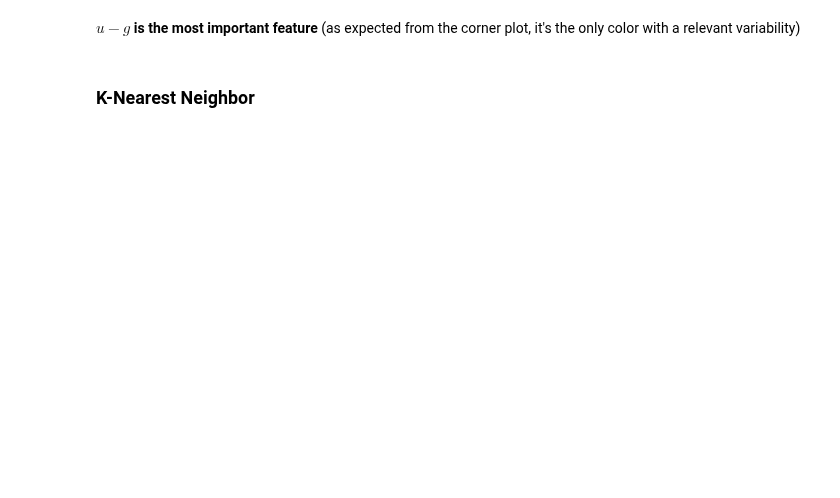
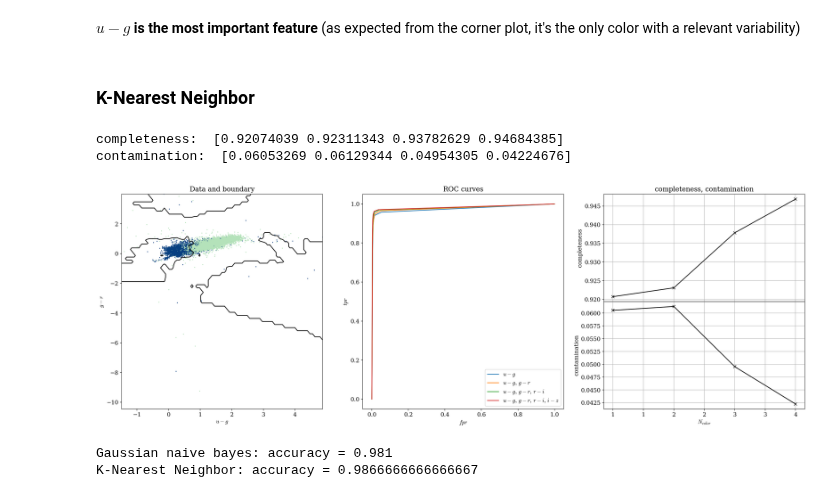
Before and after one commit to asantini29/astrostatistics_bicocca_2022, a Jupyter notebook: working/L19_galaxy_vs_quasars.ipynb, the cells around one changed output. Cells and saved outputs as stored; diff of their text form; code cells hidden in the pictures; blank space fills up the shorter version.

```diff
--- a/working/L19_galaxy_vs_quasars.ipynb
+++ b/working/L19_galaxy_vs_quasars.ipynb
@@ -198,0 +237,17 @@ plt.show()
+# %%
+# ROC curve
+fpr_list, tpr_list, thresh_list = [], [], []
+
+for proba in labels_proba:
+    fpr, tpr, thresh = roc_curve(labels_test, proba)
+    fpr_list.append(fpr)
+    tpr_list.append(tpr)
+    thresh_list.append(thresh)
+# %%
+#contamination and completeness
+completeness, contamination = completeness_contamination(labels_pred, labels_test)
+print('completeness: ', completeness)
+print('contamination: ', contamination)
+# %% [output]
+completeness:  [0.92074039 0.92311343 0.93782629 0.94684385]
+contamination:  [0.06053269 0.06129344 0.04954305 0.04224676]
@@ -198,0 +261,53 @@ plt.show()
+# %%
+fig = plt.figure(figsize=(24, 8))
+fig.subplots_adjust(bottom=0.15, top=0.95, hspace=0.0,
+                    left=0.1, right=0.95, wspace=0.2)
+ax1 = plt.subplot(131) #data: u-g vs g-r
+ax2 = plt.subplot(132) #roc curves
+ax3 = plt.subplot(233) #completeness
+ax4 = plt.subplot(236) #contamination
+#------------------------------------------------------------
+im = ax1.scatter(X_train[:, 0], X_train[:, 1], c=labels_train,
+                s=4, lw=0, cmap=plt.cm.GnBu, zorder=2)
+im.set_clim(-0.5, 1)
+
+ax1.contour(xx, yy, Z, [0.5], colors='k')
+
+ax1.set_xlim(xlim)
+ax1.set_ylim(ylim)
+
+ax1.set_xlabel(r'$u-g$')
+ax1.set_ylabel(r'$g-r$')
+ax1.set_title('Data and boundary')
+#------------------------------------------------------------
+labels_plot = [r'$u-g$', r'$u-g, \,g-r$', r'$u-g, \,g-r, \,r-i$', r'$u-g, \,g-r, \,r-i, \,i-z$']
+for fpr, tpr, label in zip(fpr_list, tpr_list, labels_plot):
+    ax2.plot(fpr, tpr, label = label)
+    ax2.legend()
+
+ax2.set_xlabel(r'$fpr$')
+ax2.set_ylabel(r'$tpr$')
+ax2.set_title('ROC curves')
+#------------------------------------------------------------
+ax3.plot(range(1,N), completeness, 'x-k')
+ax3.set_ylabel('completeness')
+ax3.xaxis.set_major_formatter(plt.NullFormatter())
+ax3.set_title('completeness, contamination')
+ax3.grid(True)
+#------------------------------------------------------------
+ax4.plot(range(1,N), contamination, 'x-k')
+ax4.set_xlabel(r'$N_{color}$')
+ax4.set_ylabel('contamination')
+ax4.xaxis.set_major_formatter(plt.FormatStrFormatter('%i'))
+ax4.grid(True)
+#------------------------------------------------------------
+plt.show()
+# %% [output]
+[figure, added]
+# %%
+methods = ['Gaussian naive bayes', 'K-Nearest Neighbor']
+for name, acc in zip(methods, accuracy):
+    print(name + ': accuracy =', acc)
+# %% [output]
+Gaussian naive bayes: accuracy = 0.981
+K-Nearest Neighbor: accuracy = 0.9866666666666667
```
Also changed, not shown: parts of 12 cells of this notebook.
